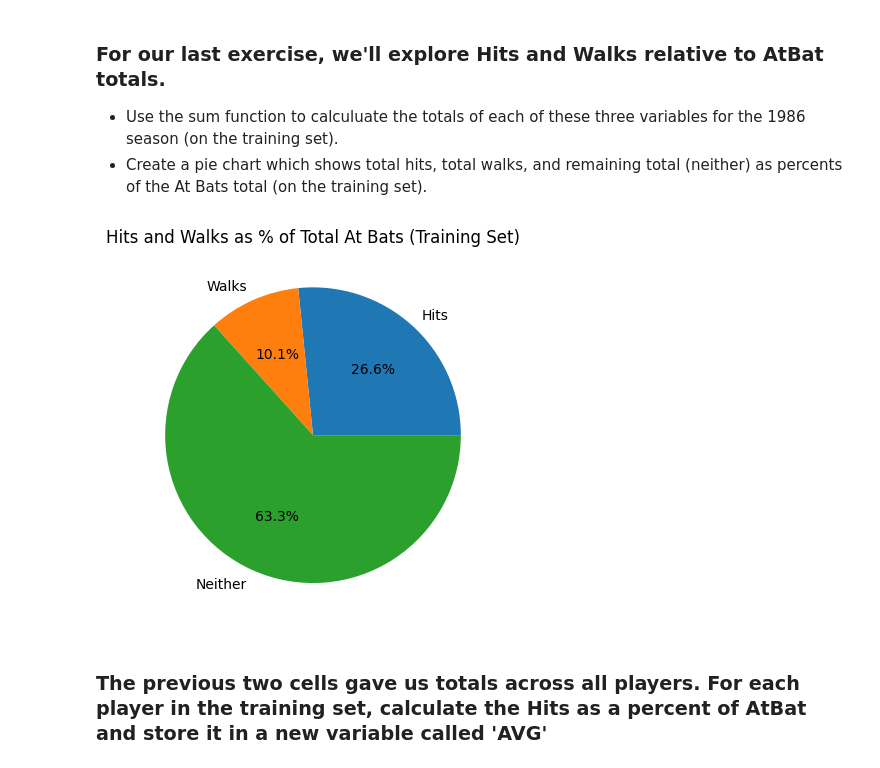
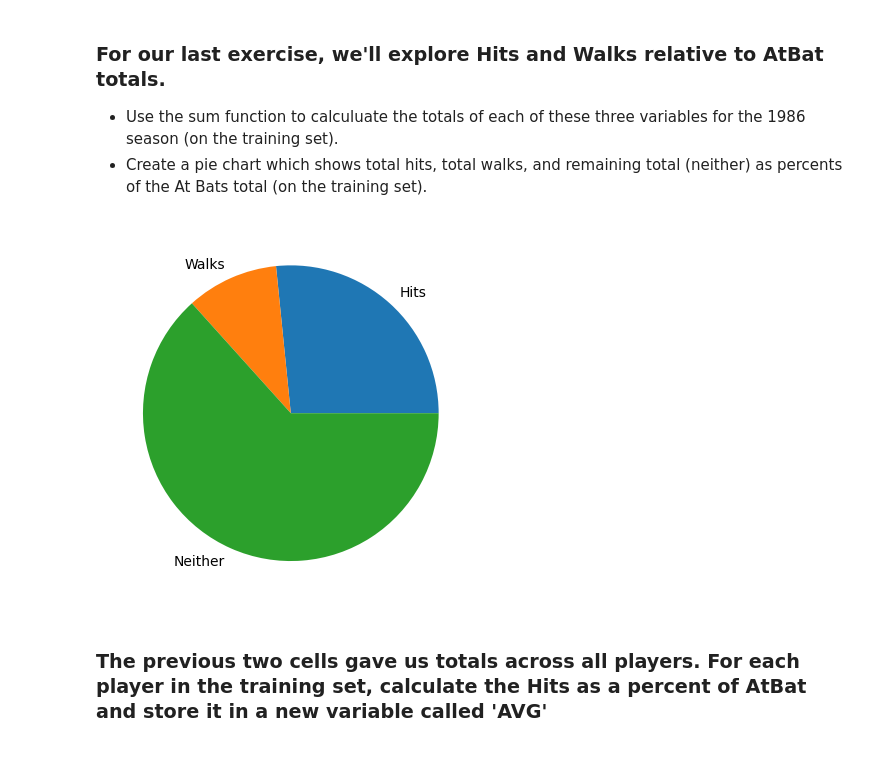
Before and after one commit to Uconn-MattHuang/code_2600, a Jupyter notebook: mod03_eda.ipynb, the cells around one changed output. Cells and saved outputs as stored; diff of their text form; code cells hidden in the pictures.

```diff
--- a/mod03_eda.ipynb
+++ b/mod03_eda.ipynb
@@ -183,16 +183,10 @@ Labels = ['Hits', 'Walks', 'Neither']
 Totals = [TotHits, TotWalks, TotAtBat-TotHits-TotWalks]
 # %%
 # pie chart
-plt.figure()
-plt.pie(
-    Totals,
-    labels=Labels,
-    autopct='%1.1f%%'
-)
-plt.title('Hits and Walks as % of Total At Bats (Training Set)')
+plt.pie(Totals, labels=Labels)
 plt.show()
 # %% [output]
-[figure, old version]
+[figure, new version]
 # %% [markdown]
 ### The previous two cells gave us totals across all players. For each player in the training set, calculate the Hits as a percent of AtBat and store it in a new variable called 'AVG'
 # %%
```
